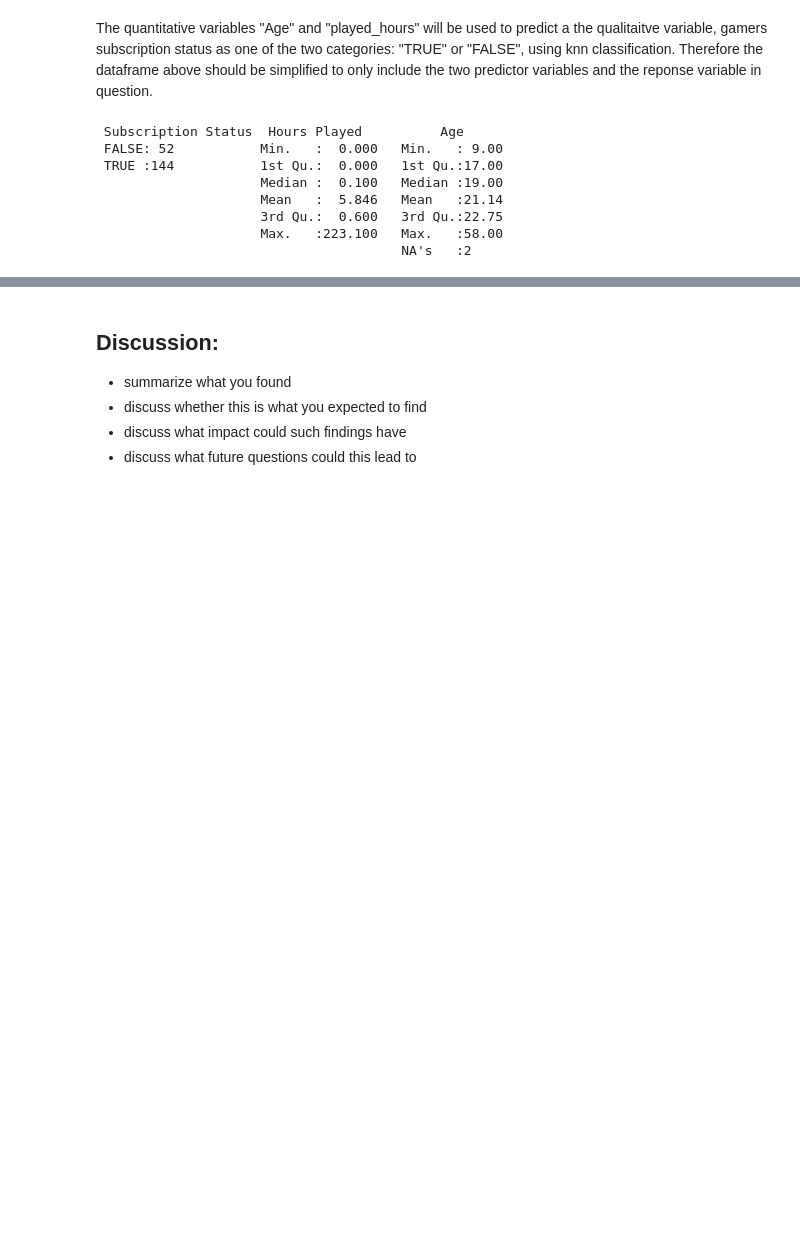
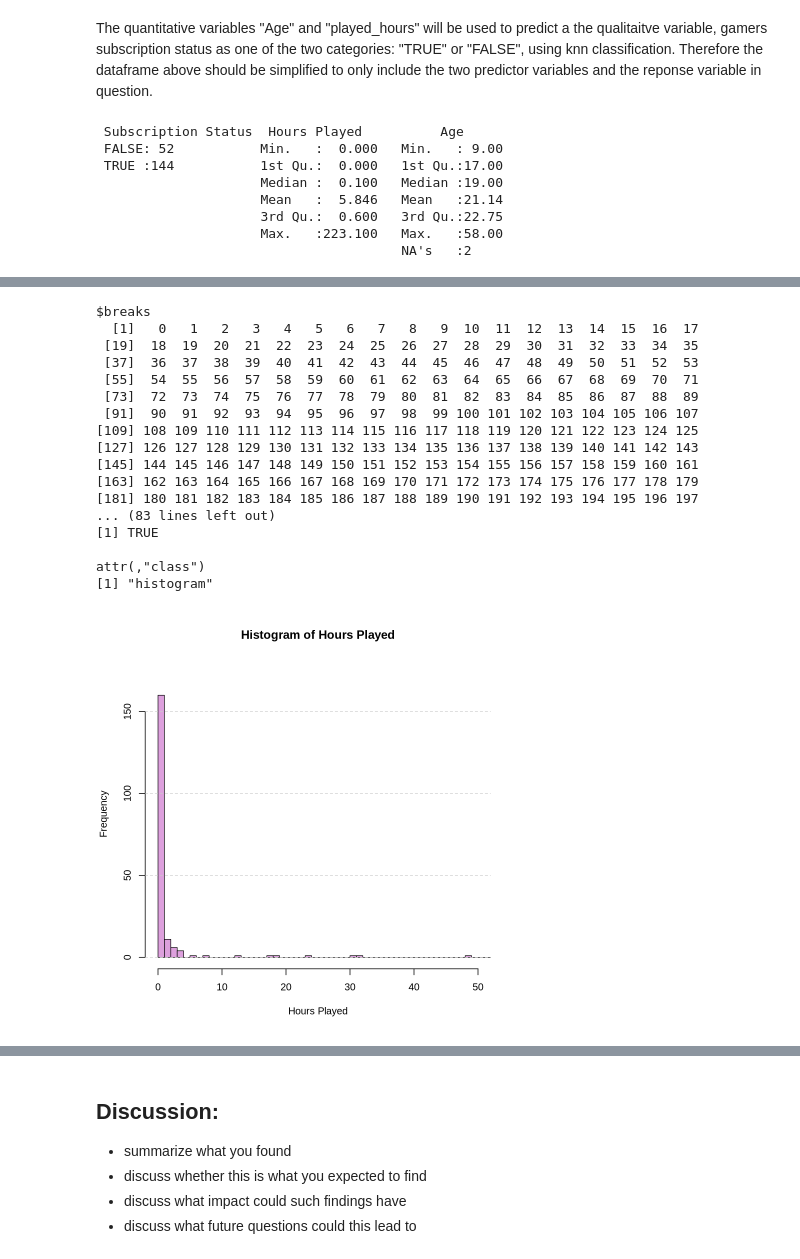
Before and after one commit to ilin27/dsci-100-group-project, a Jupyter notebook: final_project_report_group_7.ipynb, the cells around one changed output, grey strips where cells are left out. Saved outputs shown, nothing was run; the diff lists cells and outputs as text; code cells hidden in the pictures; blank space fills up the shorter version.

```diff
--- a/final_project_report_group_7.ipynb
+++ b/final_project_report_group_7.ipynb
@@ -141,0 +149,38 @@ ERROR: Error in eval(expr, envir, enclos): object 'counts' not found
+# %%
+hours_played_visual <- hist(
+  players$`Hours Played`,
+  breaks = seq(0, 224, by = 1),
+  main = "Histogram of Hours Played",
+  xlab = "Hours Played",
+  ylab = "Frequency",
+  col = "plum",
+  border = "black",
+  lwd = 1.2,
+  xlim = c(0, 50),
+  ylim = c(0, 175)
+)
+
+
+abline(h = seq(0, 300, 50), col = "gray80", lty = 2)
+
+
+hours_played_visual
+# %% [output]
+$breaks
+  [1]   0   1   2   3   4   5   6   7   8   9  10  11  12  13  14  15  16  17
+ [19]  18  19  20  21  22  23  24  25  26  27  28  29  30  31  32  33  34  35
+ [37]  36  37  38  39  40  41  42  43  44  45  46  47  48  49  50  51  52  53
+ [55]  54  55  56  57  58  59  60  61  62  63  64  65  66  67  68  69  70  71
+ [73]  72  73  74  75  76  77  78  79  80  81  82  83  84  85  86  87  88  89
+ [91]  90  91  92  93  94  95  96  97  98  99 100 101 102 103 104 105 106 107
+[109] 108 109 110 111 112 113 114 115 116 117 118 119 120 121 122 123 124 125
+[127] 126 127 128 129 130 131 132 133 134 135 136 137 138 139 140 141 142 143
+[145] 144 145 146 147 148 149 150 151 152 153 154 155 156 157 158 159 160 161
+[163] 162 163 164 165 166 167 168 169 170 171 172 173 174 175 176 177 178 179
+[181] 180 181 182 183 184 185 186 187 188 189 190 191 192 193 194 195 196 197
+... (83 lines left out)
+[1] TRUE
+
+attr(,"class")
+[1] "histogram"
+[figure, added]
```
Also changed, not shown: parts of 6 cells of this notebook.
